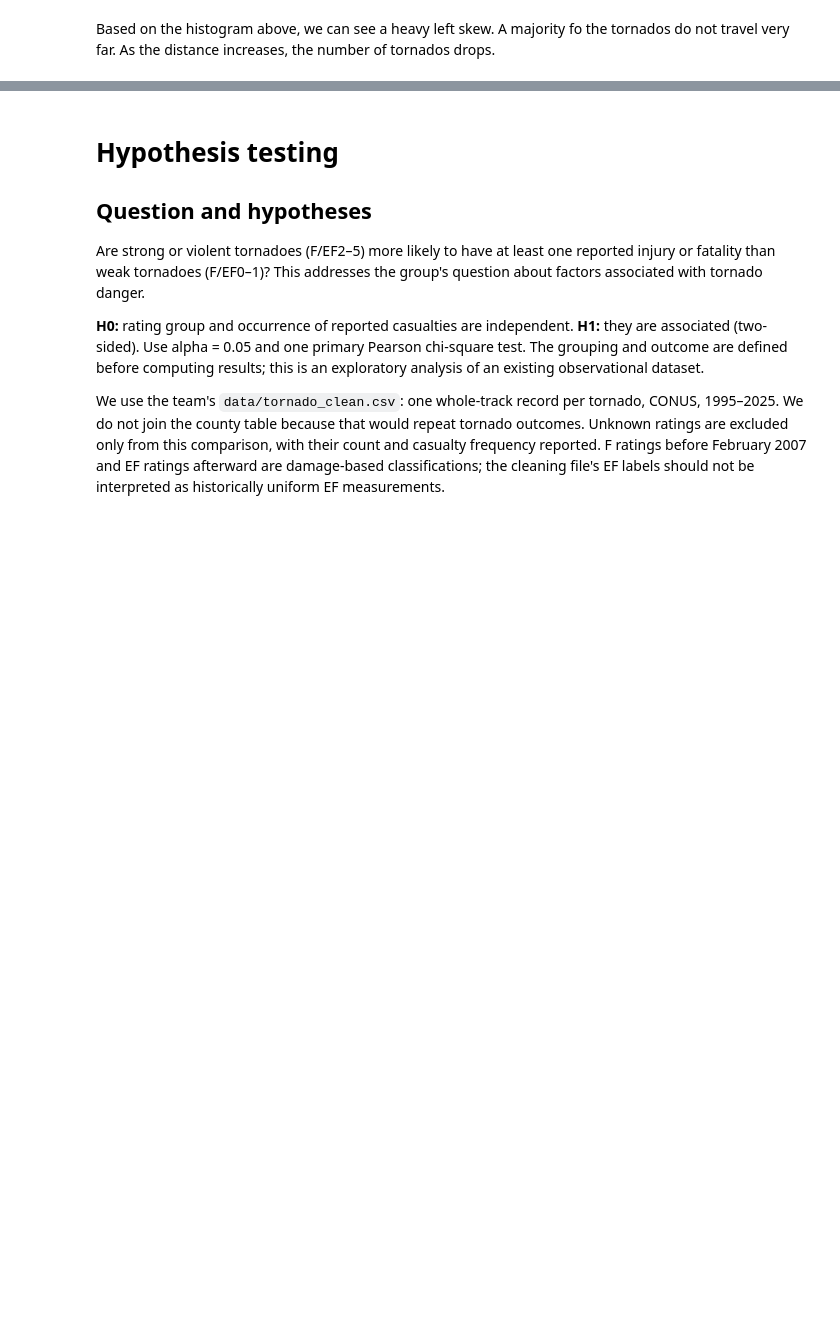
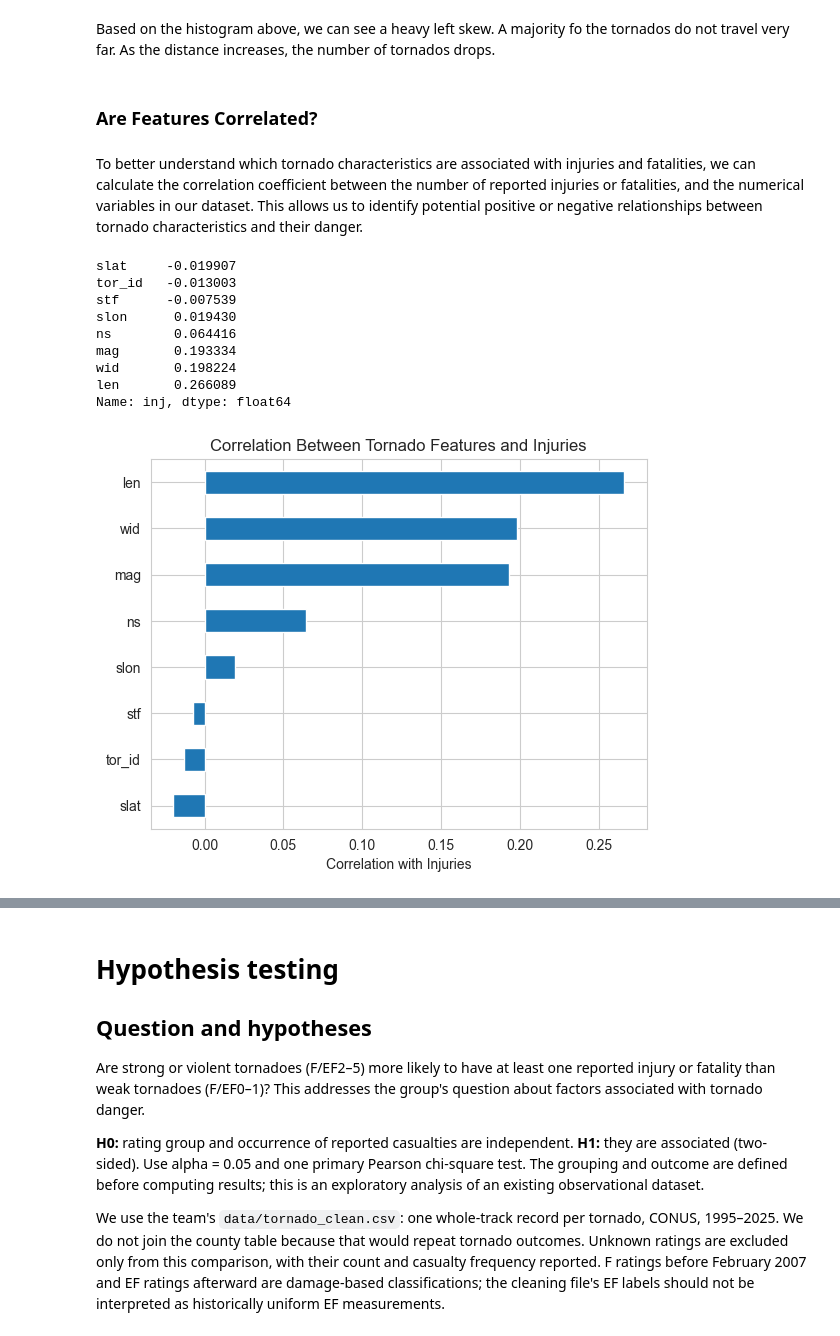
Before and after one commit to hbingley/DangerousTornadoes, a Jupyter notebook: Project_Checkpoint_2.ipynb, the cells around one changed output, grey strips where cells are left out. Cells and saved outputs as stored; diff of their text form; code cells hidden in the pictures; blank space fills up the shorter version.

Commit message:
Exploring Correlations -Eric Wagner

```diff
--- a/Project_Checkpoint_2.ipynb
+++ b/Project_Checkpoint_2.ipynb
@@ -793,2 +793,30 @@ plt.show()
 # %% [markdown]
 Based on the histogram above, we can see a heavy left skew. A majority fo the tornados do not travel very far. As the distance increases, the number of tornados drops.
+# %% [markdown]
+### Are Features Correlated?
+# %% [markdown]
+To better understand which tornado characteristics are associated with injuries and fatalities, we can calculate the correlation coefficient between the number of reported injuries or fatalities, and the numerical variables in our dataset.
+This allows us to identify potential positive or negative relationships between tornado characteristics and their danger.
+# %%
+# Calculate correlations with tornado injuries (ignoring fatalities)
+injury_correlations = tornados_df.select_dtypes(include='number').corr()['inj'].drop('inj').drop('fat')
+injury_correlations = injury_correlations.sort_values()
+
+display(injury_correlations)
+
+# Visualize injury correlations
+injury_correlations.plot(kind='barh')
+plt.xlabel("Correlation with Injuries")
+plt.title("Correlation Between Tornado Features and Injuries")
+plt.show()
+# %% [output]
+slat     -0.019907
+tor_id   -0.013003
+stf      -0.007539
+slon      0.019430
+ns        0.064416
+mag       0.193334
+wid       0.198224
+len       0.266089
+Name: inj, dtype: float64
+[figure, added]
```
Also changed, not shown: parts of 12 cells of this notebook.
